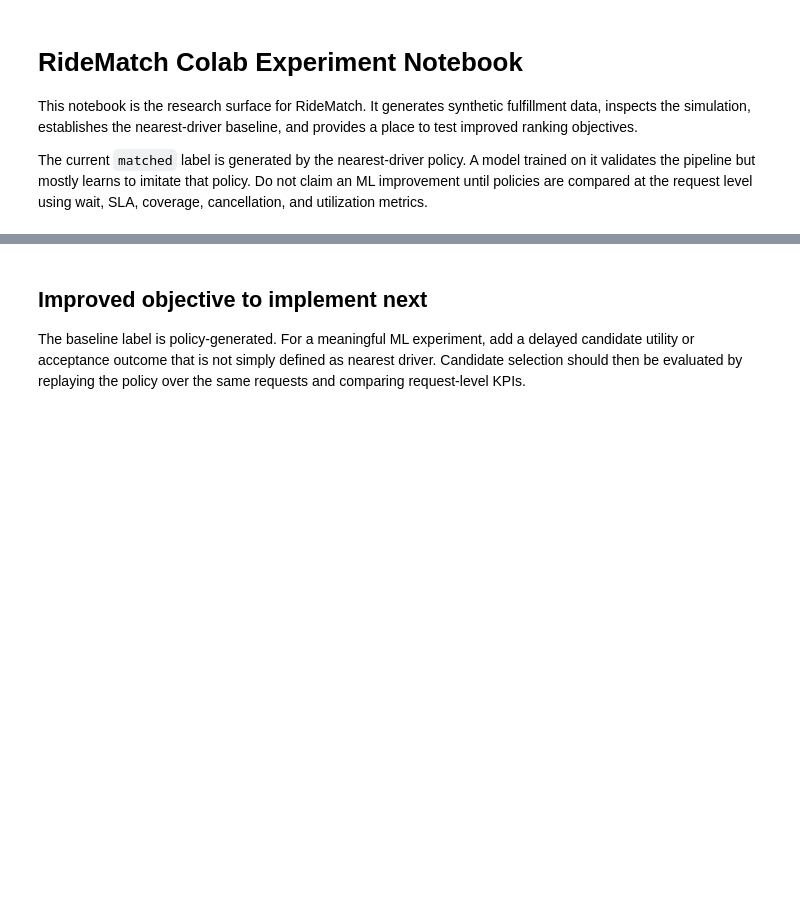
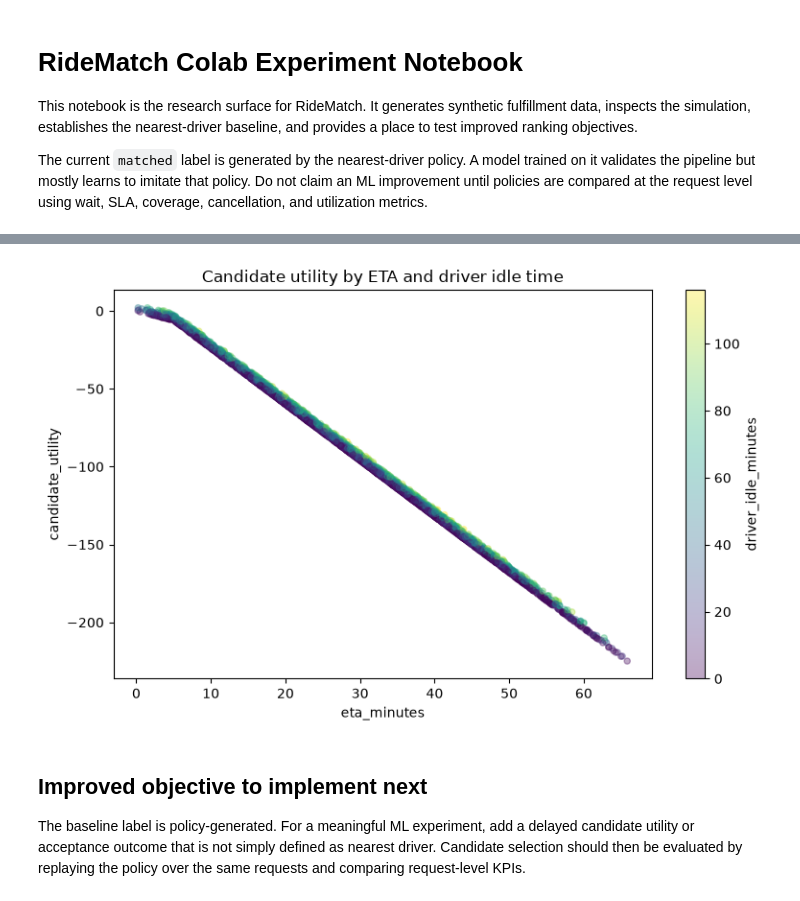
Before and after one commit to sohan2000/ride-match-ml, a Jupyter notebook: notebooks/exploration.ipynb, the cells around one changed output, grey strips where cells are left out. Saved outputs shown, nothing was run; the diff lists cells and outputs as text; code cells hidden in the pictures; blank space fills up the shorter version.

```diff
--- a/notebooks/exploration.ipynb
+++ b/notebooks/exploration.ipynb
@@ -117,3 +274,19 @@ policy_results
+# %%
+# 4. Visualize the synthetic utility landscape.
+plot_data = candidates.sample(min(5_000, len(candidates)), random_state=42)
+plot_data.plot.scatter(
+    x="eta_minutes",
+    y="candidate_utility",
+    c="driver_idle_minutes",
+    colormap="viridis",
+    alpha=0.35,
+    figsize=(8, 5),
+    title="Candidate utility by ETA and driver idle time",
+)
+plt.tight_layout()
+plt.show()
+# %% [output]
+[figure, added]
 # %% [markdown]
 ## Improved objective to implement next
 
```
Also changed, not shown: parts of 12 cells of this notebook, 2 other files.
